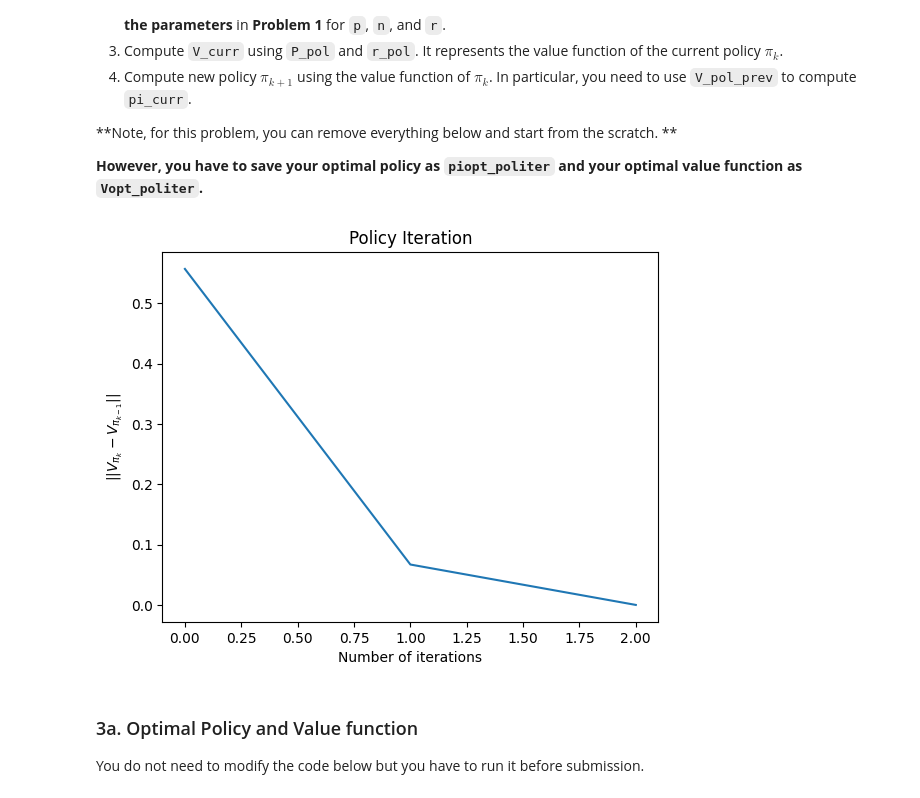
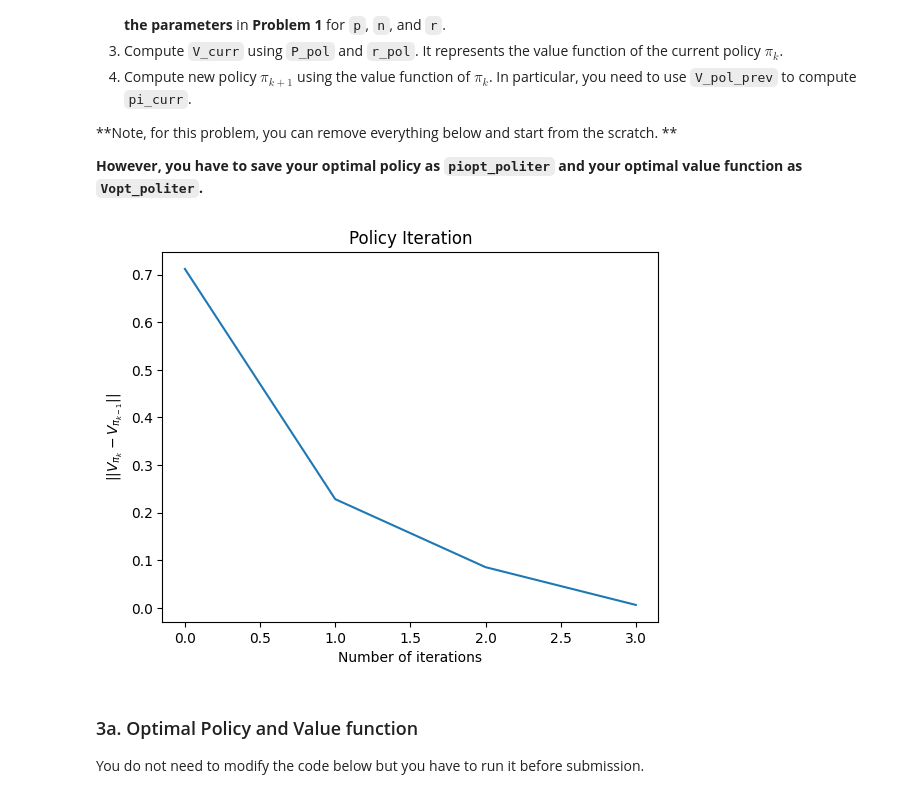
Before and after one commit to UlascanErsoy/ECEN743, a Jupyter notebook: ecen743-sp24-hw01.ipynb, the cells around one changed output. Saved outputs shown, nothing was run; the diff lists cells and outputs as text; code cells hidden in the pictures.

```diff
--- a/ecen743-sp24-hw01.ipynb
+++ b/ecen743-sp24-hw01.ipynb
@@ -369,40 +377,39 @@ while(delta_o > 0):
     r_pol = [sum([p * r for (p, s,r,t) in env.P[state][pi_prev[state]]]) for state in range(16)]
     V_pol_prev_i = np.linalg.inv(I - gamma * P_pol) @ r_pol
     ###
-    delta_i = np.linalg.norm(V_curr - V_pol_prev_i)
-    V_pi_delta.append(delta_i)
+    V_pi_delta.append(np.linalg.norm(V_pol_prev - V_pol_prev_i))
 
     V_pol_prev = V_pol_prev_i
     pi_curr = np.zeros((no_of_states,), dtype=int)
     ### YOUR CODE HERE
     # design your own policy improvement steps
     for state in range(16):
         x, y = state % 4, state // 4
 
         vals = [sum([p * (r + gamma *V_pol_prev[s])
                   for (p,s,r,t) in env.P[state][action]])
                     for action in range(4)]
 
         pi_curr[state] = np.argmax(vals)
 
     #print(pi_curr)
     ### END OF YOUR CODE
     # delta_o = compare pi_curr and pi_prev
     delta_o = np.linalg.norm(pi_curr - pi_prev)
     pi_prev = pi_curr  # update while loop
 
-Vopt_politer = V_curr
-piopt_politer = pi_curr
+Vopt_politer = V_pol_prev
+piopt_politer = pi_prev
 
 plt.plot(range(len(V_pi_delta)),V_pi_delta)
 plt.title("Policy Iteration")
 plt.xlabel("Number of iterations")
 plt.ylabel("$||V_{\pi_k} - V_{\pi_{k-1}}||$")
 plt.show()
 
 # Remember to save your optimal policy as `piopt_politer` and your optimal value function as `Vopt_politer`.
 # %% [output]
-[figure, old version]
+[figure, new version]
 # %% [markdown]
 ### 3a. Optimal Policy and Value function
 
```
Also changed, not shown: parts of 5 cells of this notebook, 1 other file.
